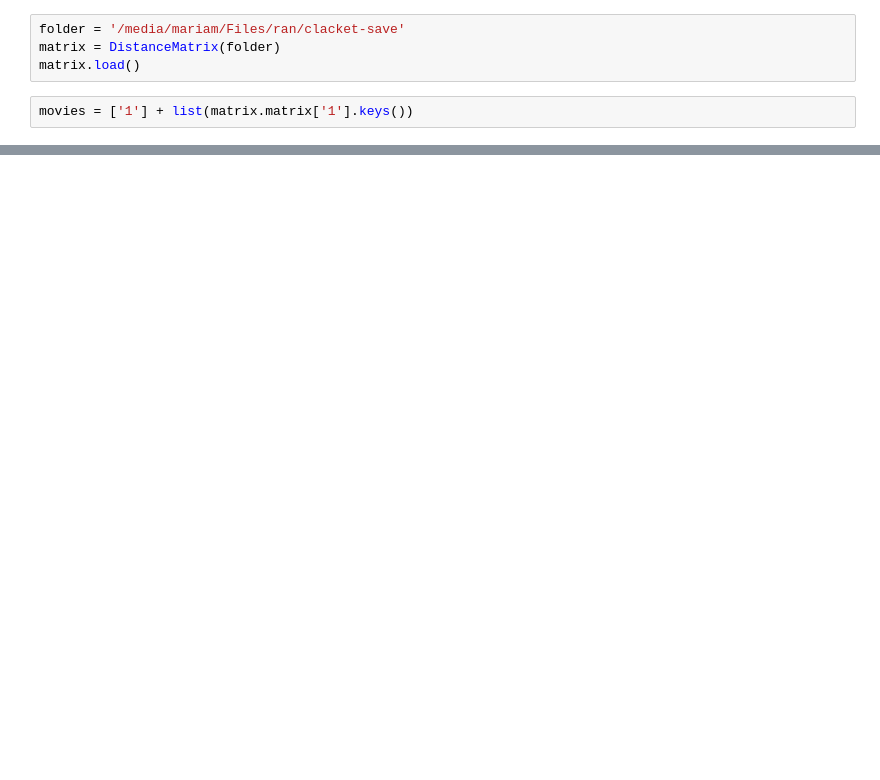
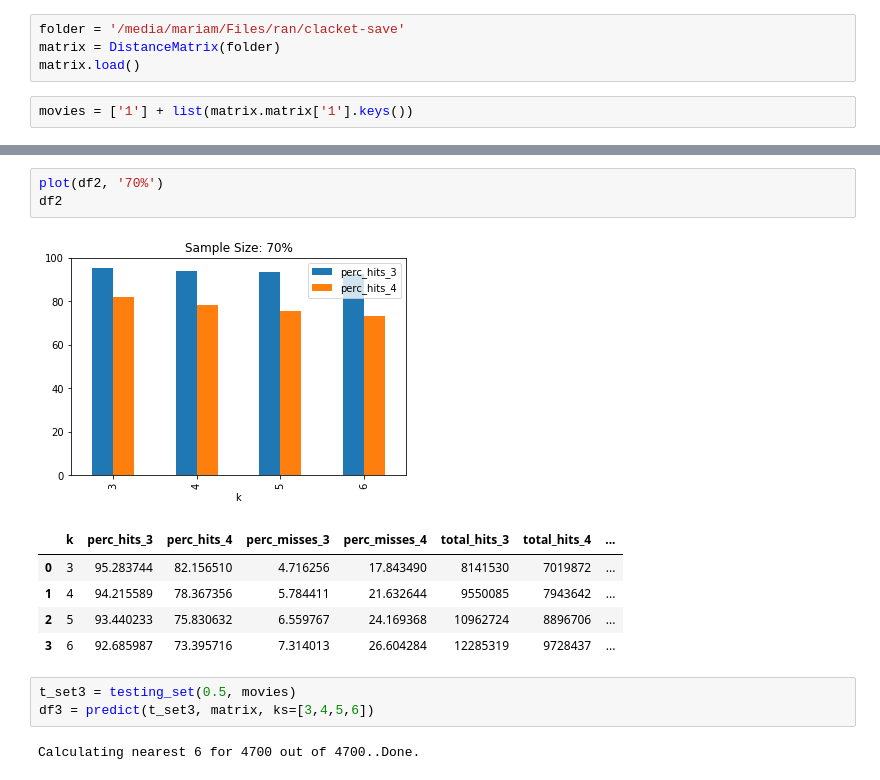
Before and after one commit to Clacket/clacket, a Jupyter notebook: prediction_lab.ipynb, the cells around one changed output, grey strips where cells are left out. Saved outputs shown, nothing was run; the diff lists cells and outputs as text; blank space fills up the shorter version.

```diff
--- a/prediction_lab.ipynb
+++ b/prediction_lab.ipynb
@@ -126,0 +121,15 @@ Total misses: 339804 (3.163274719728129%)
+# %%
+plot(df2, '70%')
+df2
+# %% [output]
+[figure, added]
+|  | k | perc_hits_3 | perc_hits_4 | perc_misses_3 | perc_misses_4 | total_hits_3 | total_hits_4 | ... |
+| 0 | 3 | 95.283744 | 82.156510 | 4.716256 | 17.843490 | 8141530 | 7019872 | ... |
+| 1 | 4 | 94.215589 | 78.367356 | 5.784411 | 21.632644 | 9550085 | 7943642 | ... |
+| 2 | 5 | 93.440233 | 75.830632 | 6.559767 | 24.169368 | 10962724 | 8896706 | ... |
+| 3 | 6 | 92.685987 | 73.395716 | 7.314013 | 26.604284 | 12285319 | 9728437 | ... |
+# %%
+t_set3 = testing_set(0.5, movies)
+df3 = predict(t_set3, matrix, ks=[3,4,5,6])
+# %% [output]
+Calculating nearest 6 for 4700 out of 4700..Done.
```
Also changed, not shown: parts of 14 cells of this notebook, 6 other files.
